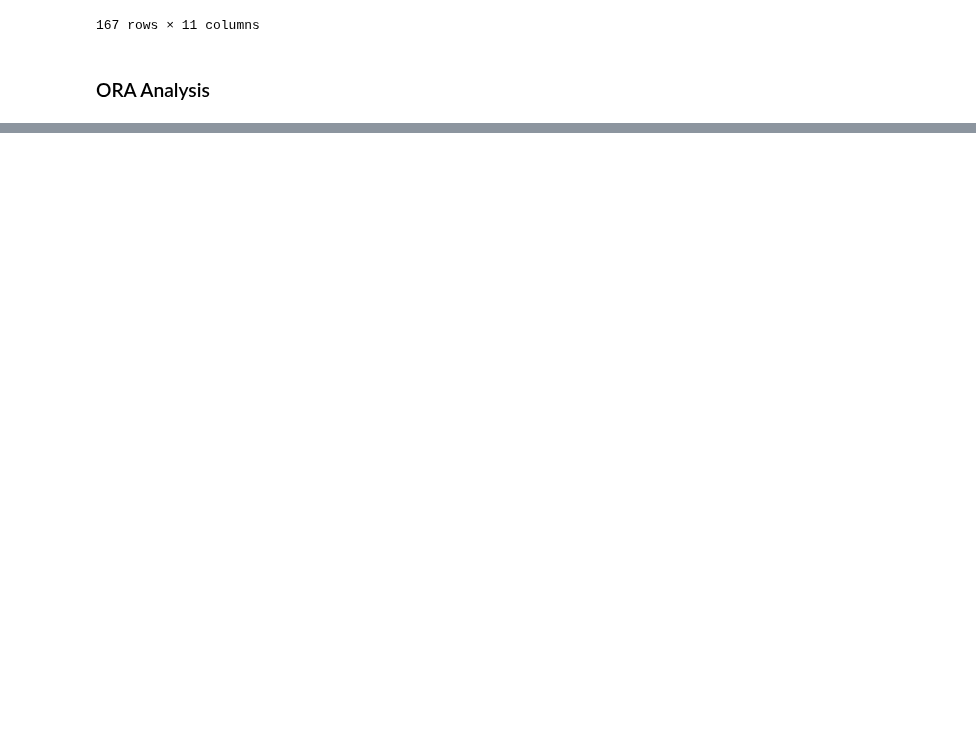
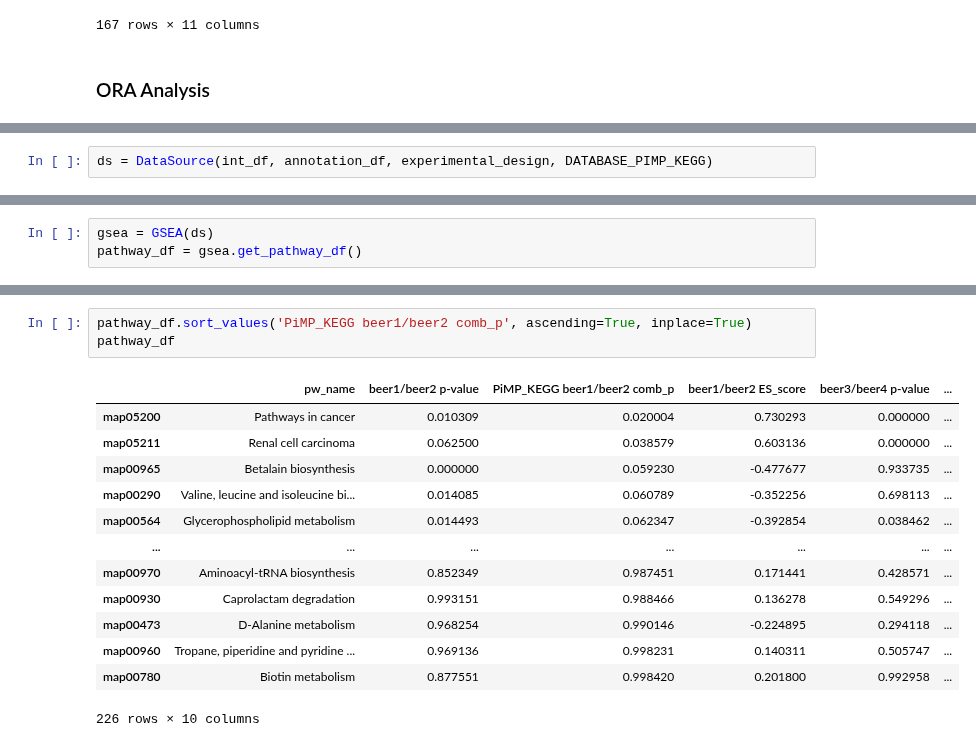
Before and after one commit to glasgowcompbio/PALS, a Jupyter notebook: notebooks/PALS_beer_analysis.ipynb, the cells around one changed output, grey strips where cells are left out. Drawn from its saved outputs; the diff is of its cells as text; blank space fills up the shorter version.

```diff
--- a/notebooks/PALS_beer_analysis.ipynb
+++ b/notebooks/PALS_beer_analysis.ipynb
@@ -277,0 +273,2 @@ pathway_df
+# %%
+ds = DataSource(int_df, annotation_df, experimental_design, DATABASE_PIMP_KEGG)
@@ -277,0 +281,3 @@ pathway_df
+# %%
+gsea = GSEA(ds)
+pathway_df = gsea.get_pathway_df()
@@ -277,0 +291,17 @@ pathway_df
+# %%
+pathway_df.sort_values('PiMP_KEGG beer1/beer2 comb_p', ascending=True, inplace=True)
+pathway_df
+# %% [output]
+|  | pw_name | beer1/beer2 p-value | PiMP_KEGG beer1/beer2 comb_p | beer1/beer2 ES_score | beer3/beer4 p-value | ... |
+| map05200 | Pathways in cancer | 0.010309 | 0.020004 | 0.730293 | 0.000000 | ... |
+| map05211 | Renal cell carcinoma | 0.062500 | 0.038579 | 0.603136 | 0.000000 | ... |
+| map00965 | Betalain biosynthesis | 0.000000 | 0.059230 | -0.477677 | 0.933735 | ... |
+| map00290 | Valine, leucine and isoleucine bi... | 0.014085 | 0.060789 | -0.352256 | 0.698113 | ... |
+| map00564 | Glycerophospholipid metabolism | 0.014493 | 0.062347 | -0.392854 | 0.038462 | ... |
+| ... | ... | ... | ... | ... | ... | ... |
+| map00970 | Aminoacyl-tRNA biosynthesis | 0.852349 | 0.987451 | 0.171441 | 0.428571 | ... |
+| map00930 | Caprolactam degradation | 0.993151 | 0.988466 | 0.136278 | 0.549296 | ... |
+| map00473 | D-Alanine metabolism | 0.968254 | 0.990146 | -0.224895 | 0.294118 | ... |
+| map00960 | Tropane, piperidine and pyridine ... | 0.969136 | 0.998231 | 0.140311 | 0.505747 | ... |
+| map00780 | Biotin metabolism | 0.877551 | 0.998420 | 0.201800 | 0.992958 | ... |
+226 rows × 10 columns
```
Also changed, not shown: parts of 20 cells of this notebook, 6 other files.
